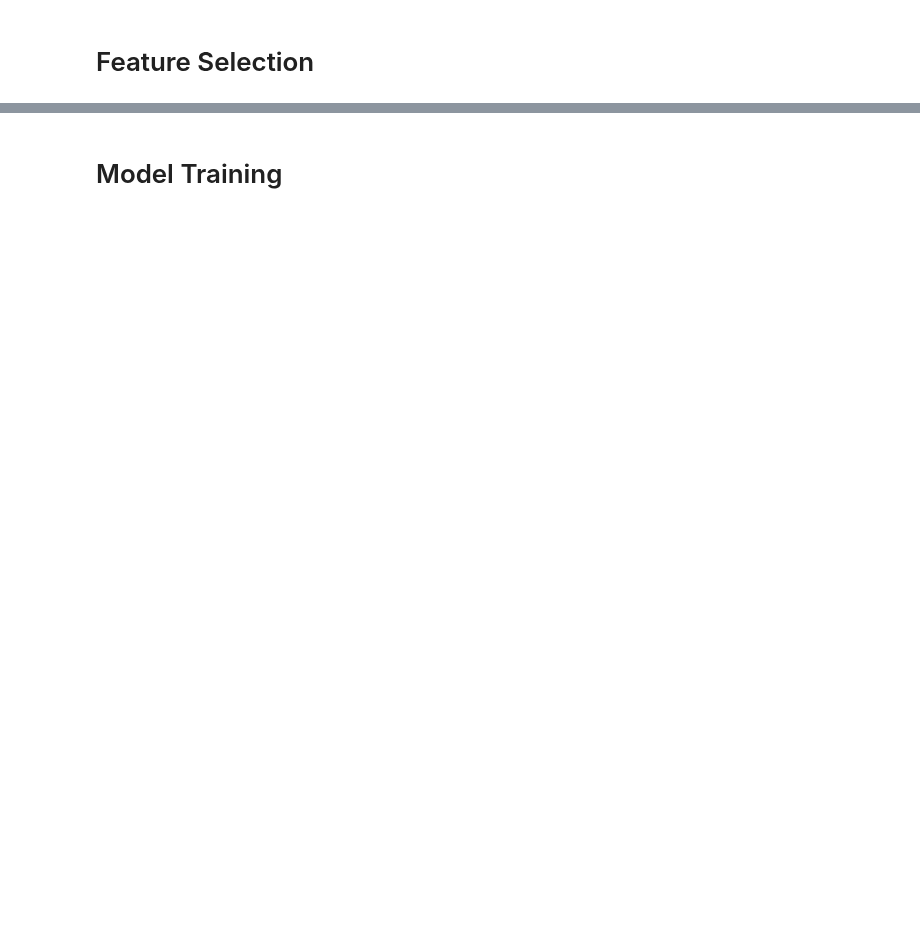
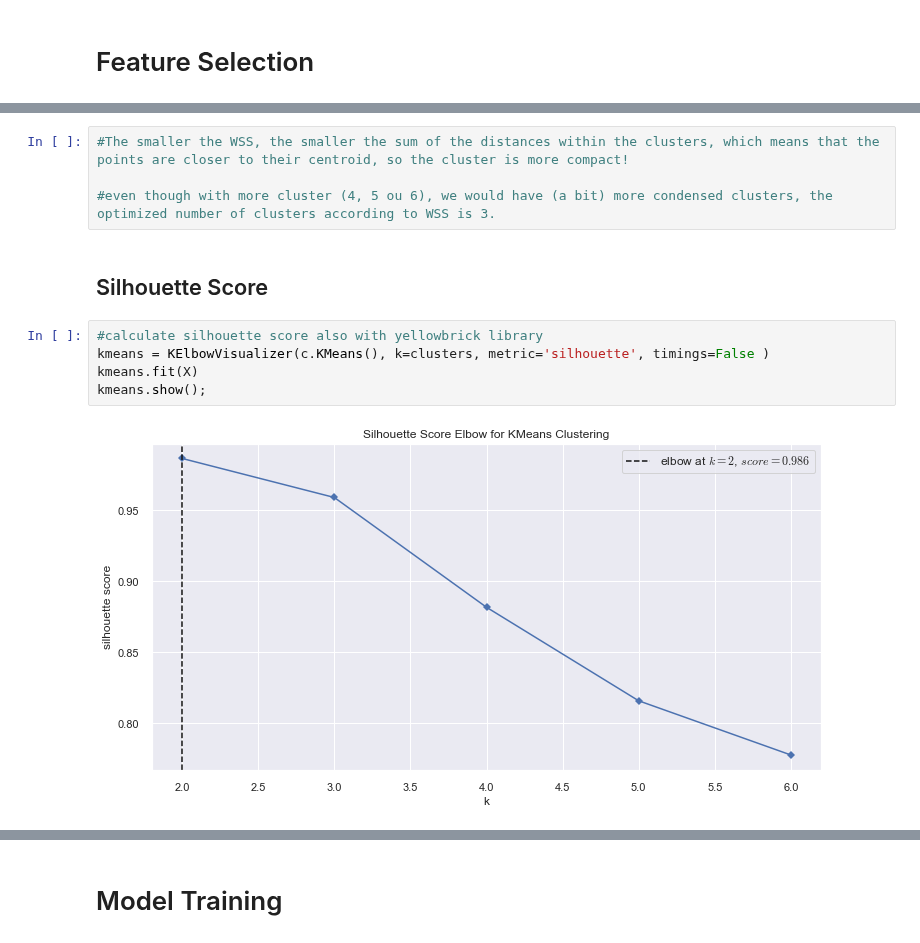
Before and after one commit to nortonvanz/Fidelity-Program, a Jupyter notebook: notebooks/1.0-nmv-end-to-end-fidelity-program-clustering.ipynb, the cells around one changed output, grey strips where cells are left out. Saved outputs shown, nothing was run; the diff lists cells and outputs as text; blank space fills up the shorter version.

```diff
--- a/notebooks/1.0-nmv-end-to-end-fidelity-program-clustering.ipynb
+++ b/notebooks/1.0-nmv-end-to-end-fidelity-program-clustering.ipynb
@@ -612,0 +723,13 @@ dtype: int64
+# %%
+#The smaller the WSS, the smaller the sum of the distances within the clusters, which means that the points are closer to their centroid, so the cluster is more compact!
+
+#even though with more cluster (4, 5 ou 6), we would have (a bit) more condensed clusters, the optimized number of clusters according to WSS is 3.
+# %% [markdown]
+## Silhouette Score
+# %%
+#calculate silhouette score also with yellowbrick library
+kmeans = KElbowVisualizer(c.KMeans(), k=clusters, metric='silhouette', timings=False )
+kmeans.fit(X)
+kmeans.show();
+# %% [output]
+[figure, added]
```
Also changed, not shown: parts of 44 cells of this notebook.
